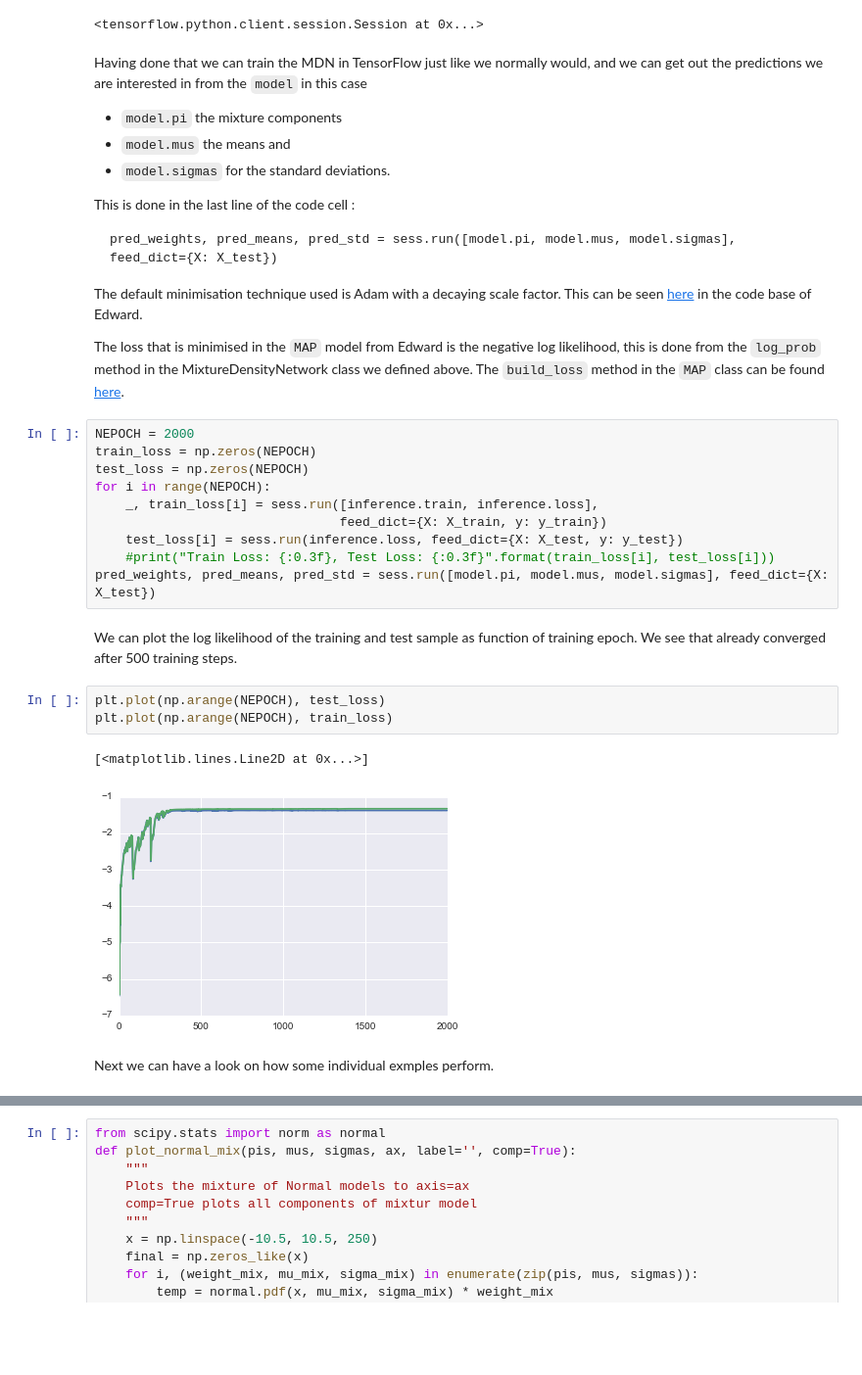
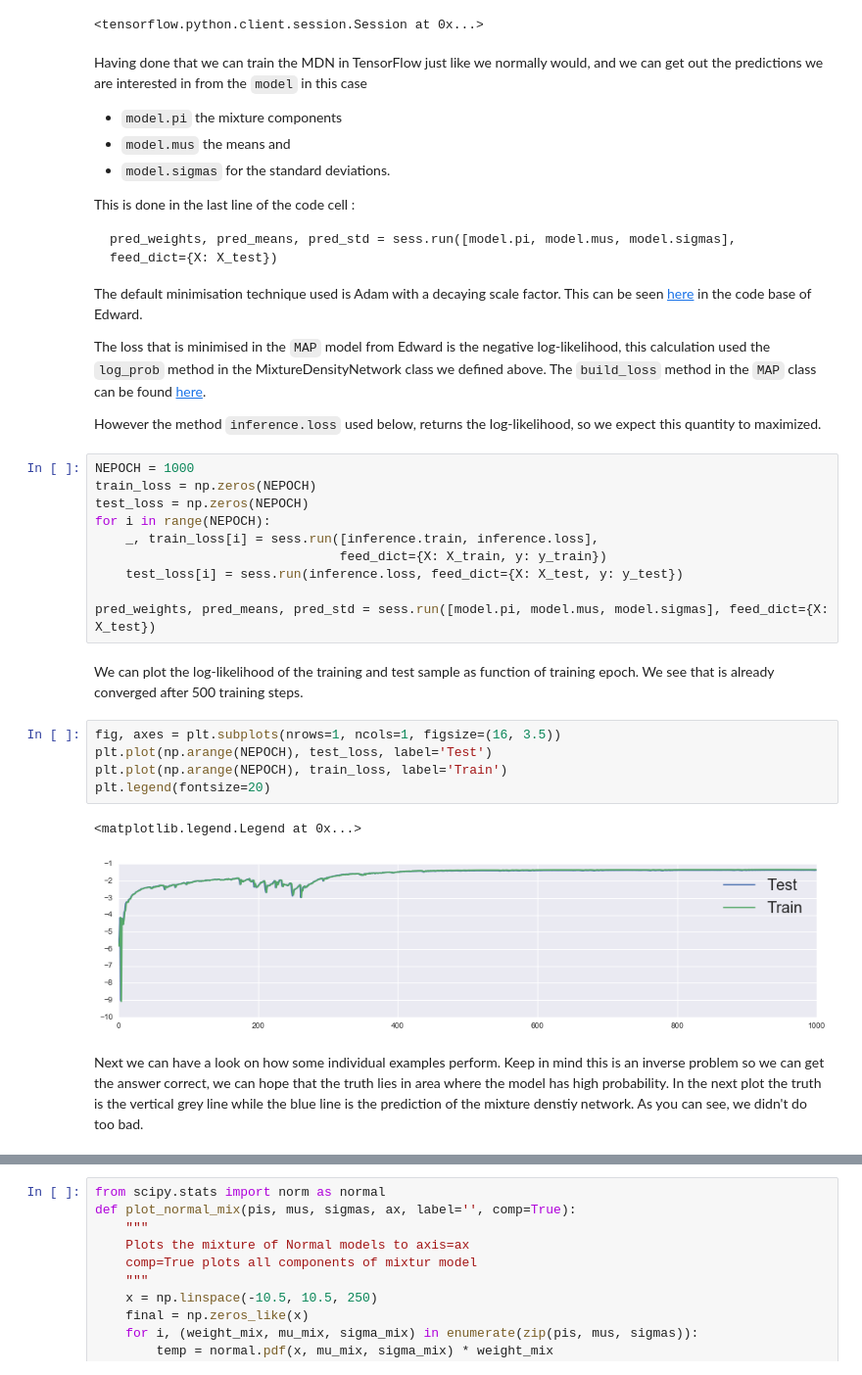
Before and after one commit to cbonnett/MDN_Edward_Keras_TF, a Jupyter notebook: MDN_Edward_Keras_TF.ipynb, the cells around one changed output, grey strips where cells are left out. Shown: that part at 98% size. Drawn from its saved outputs; the diff is of its cells as text; blank space fills up the shorter version.

````diff
--- a/MDN_Edward_Keras_TF.ipynb
+++ b/MDN_Edward_Keras_TF.ipynb
@@ -148,30 +148,35 @@ pred_weights, pred_means, pred_std = sess.run([model.pi, model.mus, model.sigmas
 The default minimisation technique used is Adam with a decaying scale factor.
 This can be seen [here](https://github.com/blei-lab/edward/blob/master/edward/inferences.py#L94) in the code base of Edward.
 
-The loss that is minimised in the ```MAP``` model from Edward is the negative log likelihood, this is done from the
-```log_prob``` method in the MixtureDensityNetwork class we defined above.
+The loss that is minimised in the ```MAP``` model from Edward is the negative log-likelihood, this calculation used the  ```log_prob``` method in the MixtureDensityNetwork class we defined above.
 The ```build_loss``` method in the ```MAP``` class can be found [here](https://github.com/blei-lab/edward/blob/master/edward/inferences.py#L396).
+
+However the method ```inference.loss``` used below, returns the log-likelihood, so we expect this quantity to maximized.
 # %%
-NEPOCH = 2000
+NEPOCH = 1000
 train_loss = np.zeros(NEPOCH)
 test_loss = np.zeros(NEPOCH)
 for i in range(NEPOCH):
     _, train_loss[i] = sess.run([inference.train, inference.loss],
                                 feed_dict={X: X_train, y: y_train})
     test_loss[i] = sess.run(inference.loss, feed_dict={X: X_test, y: y_test})
-    #print("Train Loss: {:0.3f}, Test Loss: {:0.3f}".format(train_loss[i], test_loss[i]))
+
 pred_weights, pred_means, pred_std = sess.run([model.pi, model.mus, model.sigmas], feed_dict={X: X_test})
 # %% [markdown]
-We can plot the log likelihood of the training and test sample as function of training epoch.
-We see that already converged after 500 training steps.
+We can plot the log-likelihood of the training and test sample as function of training epoch.
+We see that is already converged after 500 training steps.
 # %%
-plt.plot(np.arange(NEPOCH), test_loss)
-plt.plot(np.arange(NEPOCH), train_loss)
+fig, axes = plt.subplots(nrows=1, ncols=1, figsize=(16, 3.5))
+plt.plot(np.arange(NEPOCH), test_loss, label='Test')
+plt.plot(np.arange(NEPOCH), train_loss, label='Train')
+plt.legend(fontsize=20)
 # %% [output]
-[<matplotlib.lines.Line2D at 0x...>]
+<matplotlib.legend.Legend at 0x...>
-[figure, old version]
+[figure, new version]
-# %% [markdown]
-Next we can have a look on how some individual exmples perform.
+# %% [markdown]
+Next we can have a look on how some individual examples perform. Keep in mind this is an inverse problem
+so we can get the answer correct, we can hope that the truth lies in area where the model has high probability.
+In the next plot the truth is the vertical grey line while the blue line is the prediction of the mixture denstiy network. As you can see, we didn't do too bad.
 # %%
 obj = [0, 4, 6]
 fig, axes = plt.subplots(nrows=3, ncols=1, figsize=(16, 6))
````
Also changed, not shown: parts of 6 cells of this notebook.
